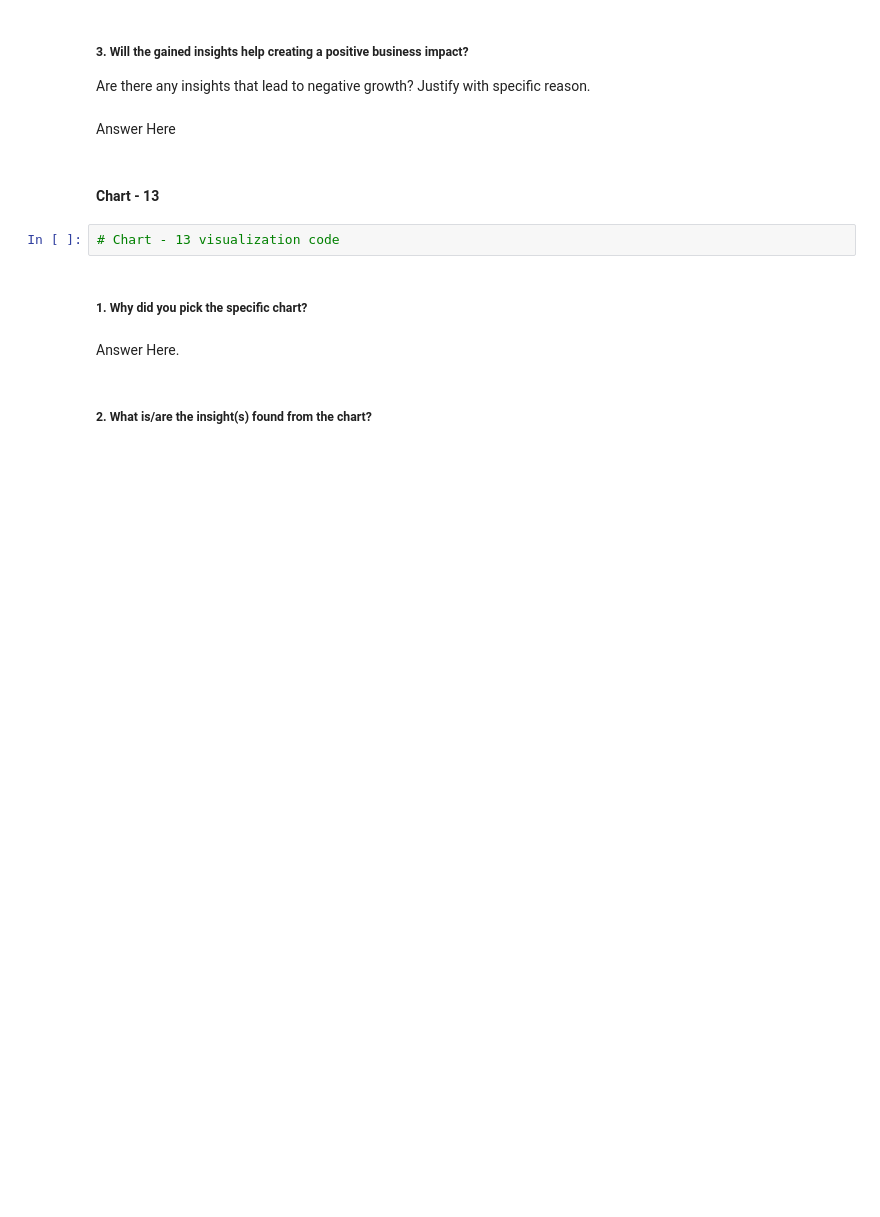
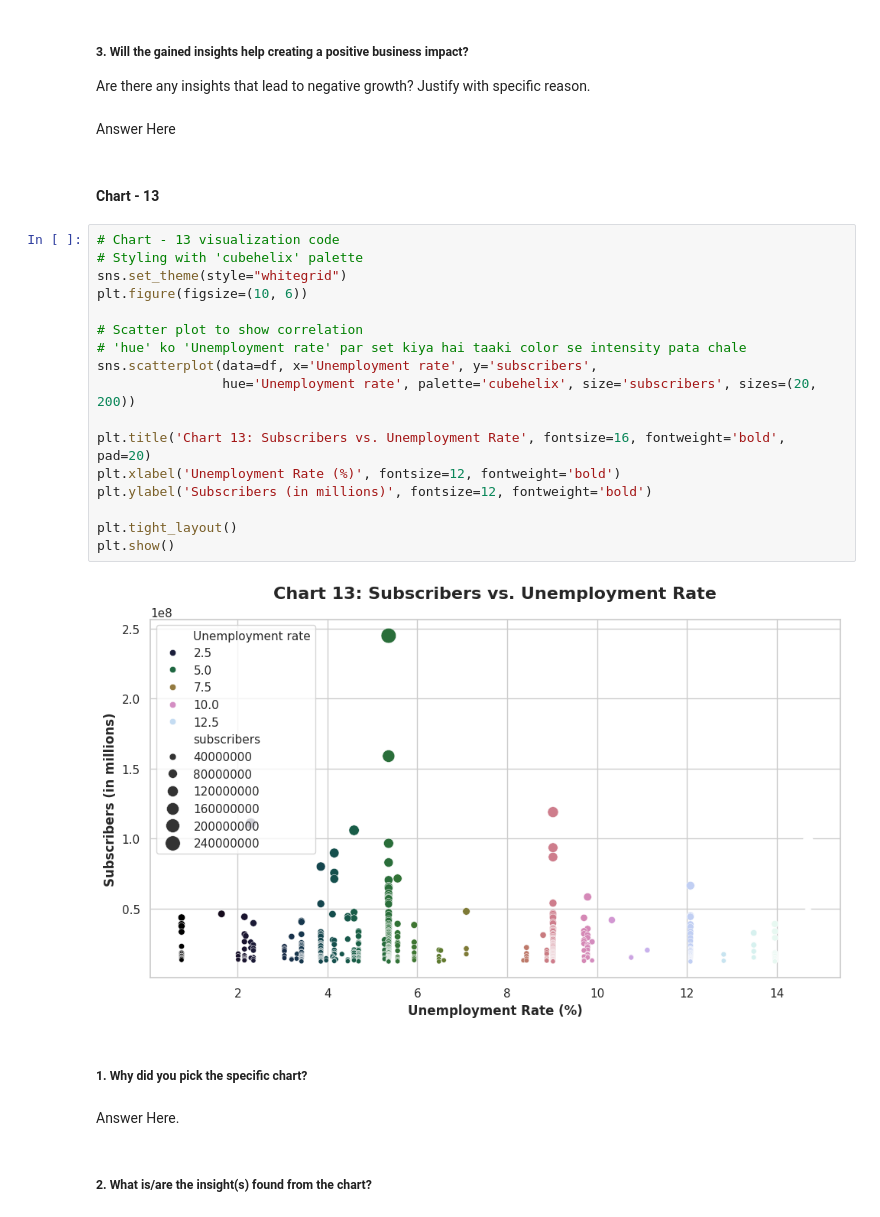
Before and after one commit to Sneha8126/Sneha-EDA-Submission-Template, a Jupyter notebook: Sneha_EDA_Submission_Template.ipynb, the cells around one changed output. Drawn from its saved outputs; the diff is of its cells as text; blank space fills up the shorter version.

Commit message:
add scatter plot for subscribers vs unemployment rate using cubehelix

```diff
--- a/Sneha_EDA_Submission_Template.ipynb
+++ b/Sneha_EDA_Submission_Template.ipynb
@@ -1092,8 +1092,25 @@ Are there any insights that lead to negative growth? Justify with specific reaso
 Answer Here
 # %% [markdown]
 #### Chart - 13
-# %%
-# Chart - 13 visualization code
+# %%
+# Chart - 13 visualization code
+# Styling with 'cubehelix' palette
+sns.set_theme(style="whitegrid")
+plt.figure(figsize=(10, 6))
+
+# Scatter plot to show correlation
+# 'hue' ko 'Unemployment rate' par set kiya hai taaki color se intensity pata chale
+sns.scatterplot(data=df, x='Unemployment rate', y='subscribers',
+                hue='Unemployment rate', palette='cubehelix', size='subscribers', sizes=(20, 200))
+
+plt.title('Chart 13: Subscribers vs. Unemployment Rate', fontsize=16, fontweight='bold', pad=20)
+plt.xlabel('Unemployment Rate (%)', fontsize=12, fontweight='bold')
+plt.ylabel('Subscribers (in millions)', fontsize=12, fontweight='bold')
+
+plt.tight_layout()
+plt.show()
+# %% [output]
+[figure, added]
 # %% [markdown]
 ##### 1. Why did you pick the specific chart?
 # %% [markdown]
```
